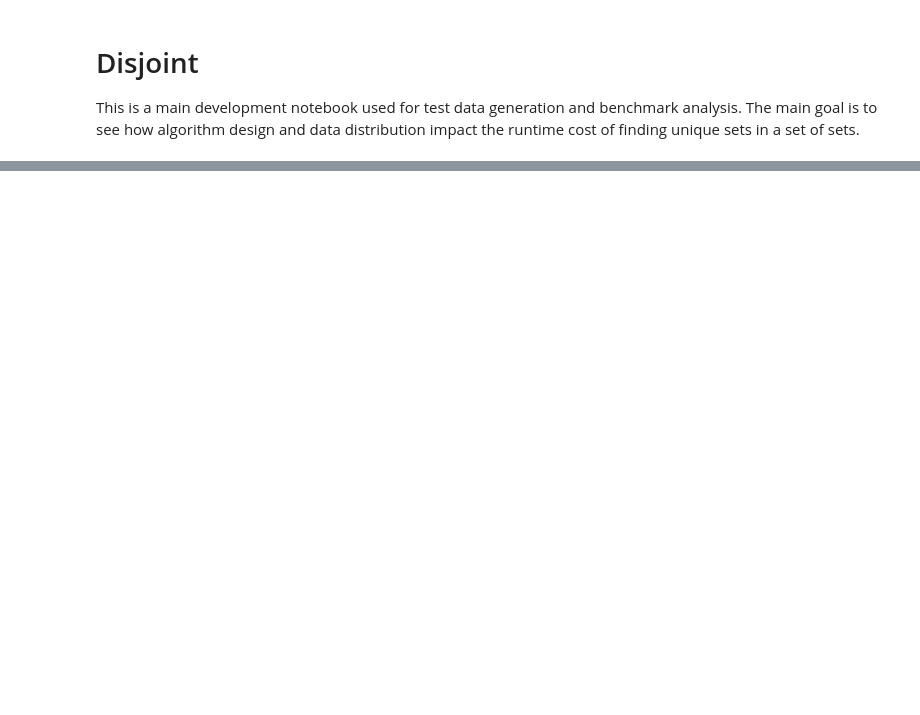
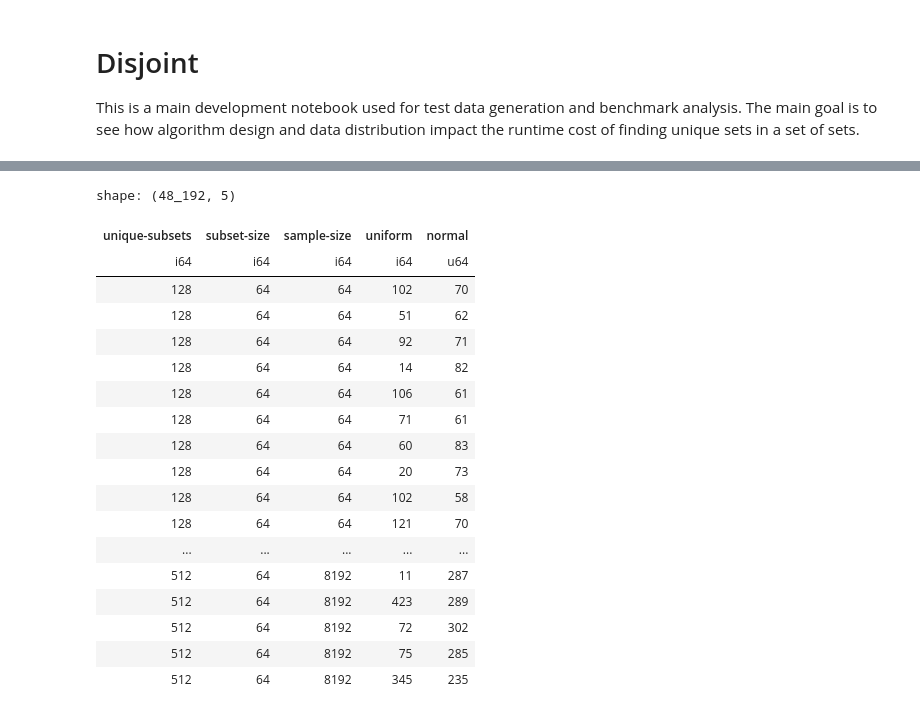
Before and after one commit to tbrekalo/disjoint, a Jupyter notebook: scripts/dev-notebook.ipynb, the cells around one changed output, grey strips where cells are left out. Saved outputs shown, nothing was run; the diff lists cells and outputs as text; code cells hidden in the pictures; blank space fills up the shorter version.

```diff
--- a/scripts/dev-notebook.ipynb
+++ b/scripts/dev-notebook.ipynb
@@ -56,0 +162,44 @@ dispy.unique(tb_sets)
+# %%
+params = [
+    {k: v for k, v in zip(PARAM_KEYS, vals)}
+    for vals in it.product(*tuple(SEARCH_SPACE[key] for key in PARAM_KEYS))
+]
+
+df_distr = pl.DataFrame(
+    ps
+    | {
+        "uniform": pl.Series(
+            gen_uniform_indices(0, ps["unique-subsets"], ps["sample-size"])
+        ),
+        "normal": pl.Series(
+            gen_noraml_indices(0, ps["unique-subsets"], ps["sample-size"])
+        ),
+    }
+    for ps in params
+)
+
+df_distr = df_distr.filter(
+    pl.col("subset-size") == pl.col("subset-size").min()
+).explode("uniform", "normal")
+
+df_distr
+# %% [output]
+shape: (48_192, 5)
+| unique-subsets | subset-size | sample-size | uniform | normal |
+| i64 | i64 | i64 | i64 | u64 |
+| 128 | 64 | 64 | 102 | 70 |
+| 128 | 64 | 64 | 51 | 62 |
+| 128 | 64 | 64 | 92 | 71 |
+| 128 | 64 | 64 | 14 | 82 |
+| 128 | 64 | 64 | 106 | 61 |
+| 128 | 64 | 64 | 71 | 61 |
+| 128 | 64 | 64 | 60 | 83 |
+| 128 | 64 | 64 | 20 | 73 |
+| 128 | 64 | 64 | 102 | 58 |
+| 128 | 64 | 64 | 121 | 70 |
+| ... | ... | ... | ... | ... |
+| 512 | 64 | 8192 | 11 | 287 |
+| 512 | 64 | 8192 | 423 | 289 |
+| 512 | 64 | 8192 | 72 | 302 |
+| 512 | 64 | 8192 | 75 | 285 |
+| 512 | 64 | 8192 | 345 | 235 |
```
Also changed, not shown: parts of 17 cells of this notebook, 4 other files.
